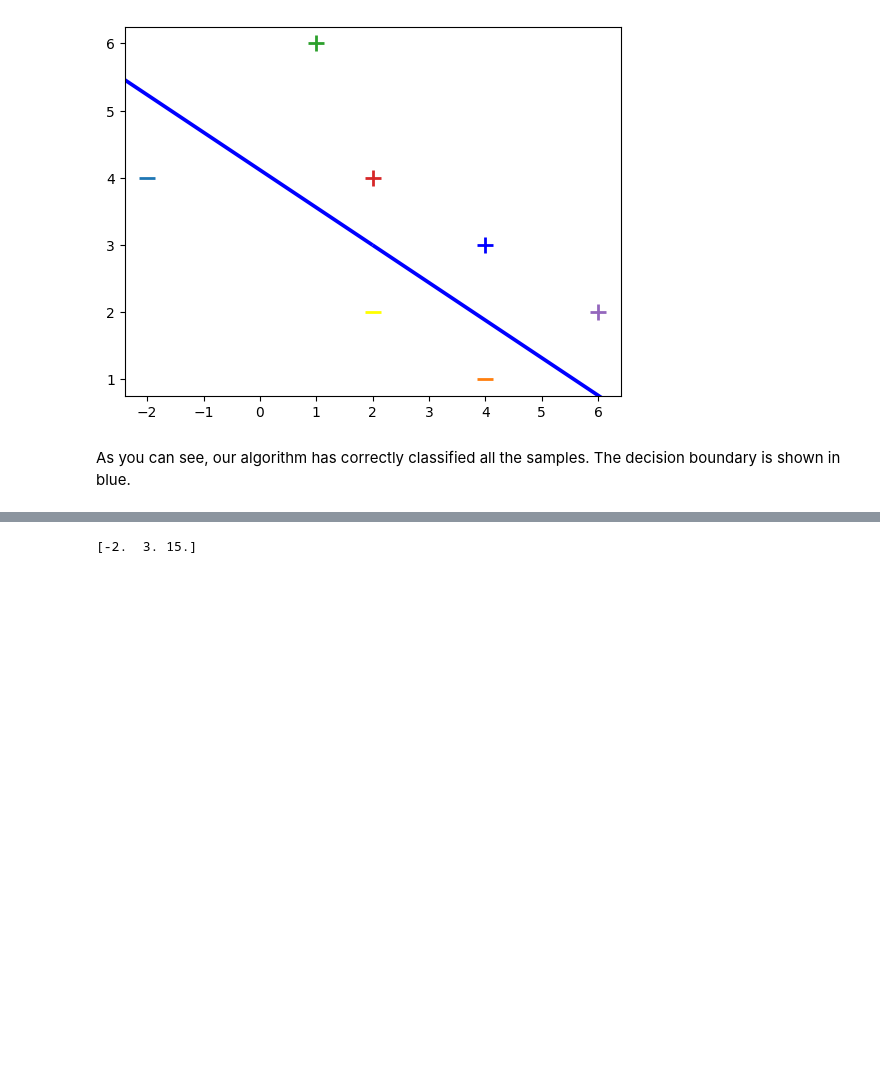
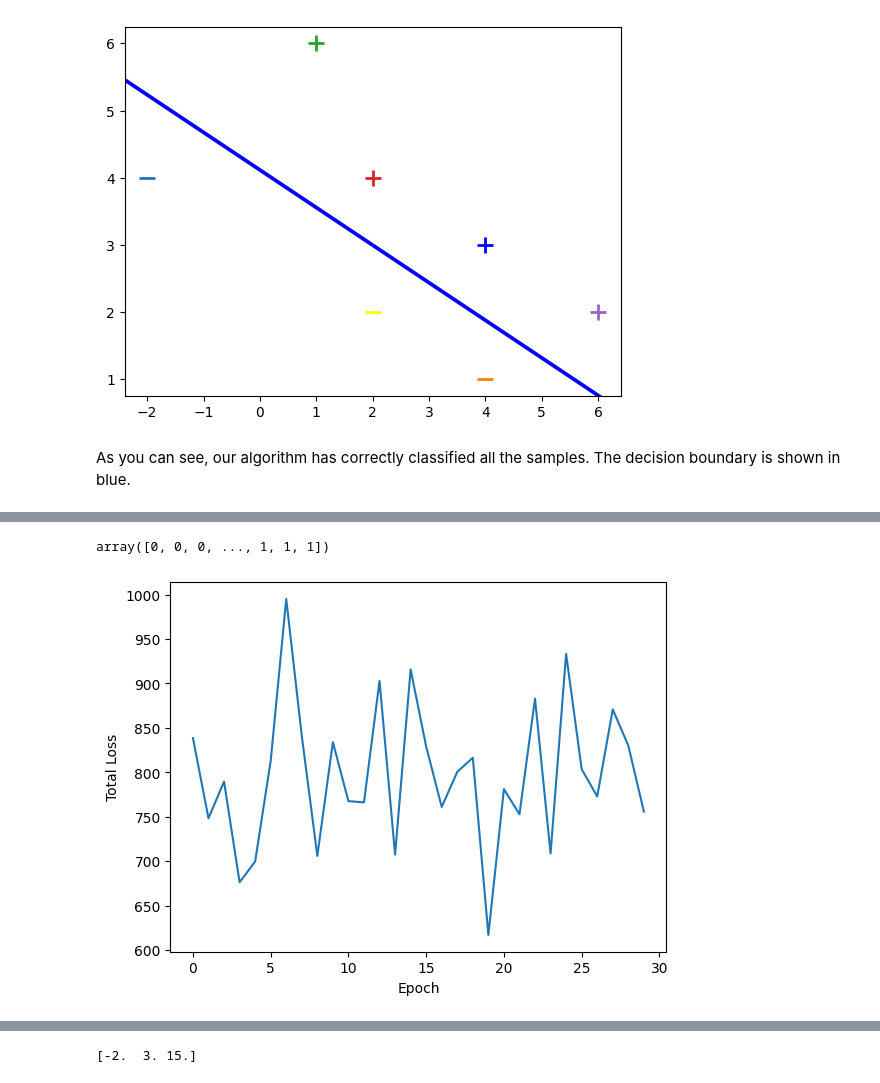
Before and after one commit to shreshtasairdy/IIIT-H, a Jupyter notebook: AIML_Module_4_Lab_1_Perceptron.ipynb, the cells around one changed output, grey strips where cells are left out. Cells and saved outputs as stored; diff of their text form; code cells hidden in the pictures; blank space fills up the shorter version.

```diff
--- a/AIML_Module_4_Lab_1_Perceptron.ipynb
+++ b/AIML_Module_4_Lab_1_Perceptron.ipynb
@@ -142,0 +142,4 @@ On a huge learning rate it would not reach the optimal state but would reach a p
+# %%
+import pandas as pd
+df = pd.read_csv('banknote.csv')
+df
@@ -142,0 +160,3 @@ On a huge learning rate it would not reach the optimal state but would reach a p
+# %%
+X=df.drop('class',axis='columns').to_numpy()
+X
@@ -142,0 +171,9 @@ On a huge learning rate it would not reach the optimal state but would reach a p
+# %%
+Y=df["class"].to_numpy()
+Y
+# %% [output]
+array([0, 0, 0, ..., 1, 1, 1])
+# %%
+w = perceptron_algo_plot(X, Y)
+# %% [output]
+[figure, added]
```
Also changed, not shown: parts of 7 cells of this notebook.
